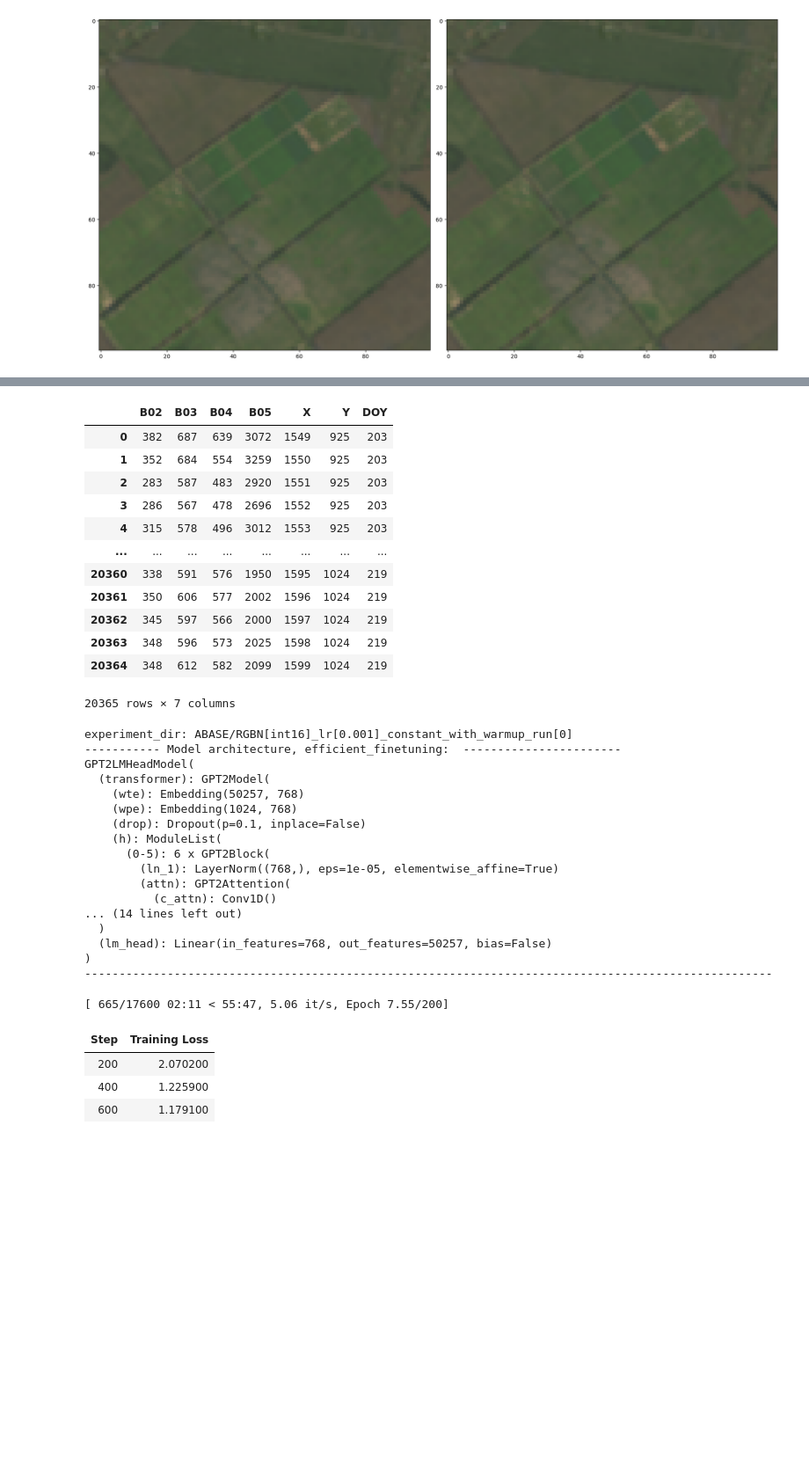
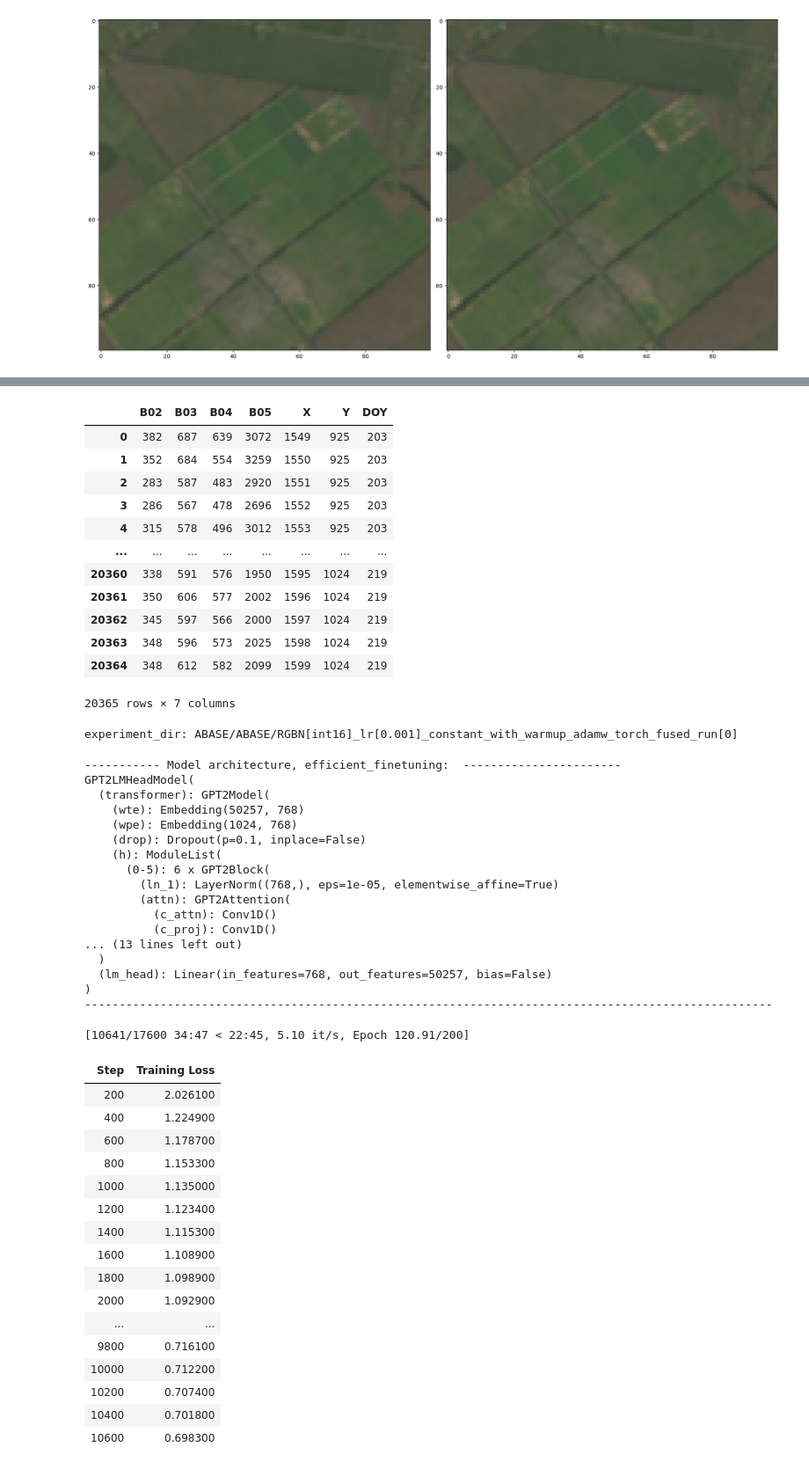
Before and after one commit to koyacolab/aispace, a Jupyter notebook: ai.ipynb, the cells around one changed output, grey strips where cells are left out. Shown: that part at 88% size. Drawn from its saved outputs; the diff is of its cells as text; code cells hidden in the pictures; blank space fills up the shorter version.

Commit message:
Colab trainable, optimizer adamw_torch_fused and shutdown afterparty added

```diff
--- a/ai.ipynb
+++ b/ai.ipynb
@@ -258,6 +258,7 @@ EXP_NAME = 'ABASE'
 learning_rate = 0.001
 lr_scheduler_type = 'cosine_with_restarts'
 lr_scheduler_type = 'constant_with_warmup'
+# lr_scheduler_type = 'constant'
 
 ##### SET experiment_dir for the first run #############
 experiment_dir = f"{EXP_NAME}/RGBN[{table_dtype}]_lr[{learning_rate}]_{lr_scheduler_type}"
@@ -266,6 +267,12 @@ experiment_dir = f"{EXP_NAME}/RGBN[{table_dtype}]_lr[{learning_rate}]_{lr_schedu
 efficient_finetuning = ''  #'lora'
 if efficient_finetuning == 'lora':
     experiment_dir = f"{EXP_NAME}/{experiment_dir}_{efficient_finetuning}"
+
+##### SET experiment_dir & efficient_finetuning #######################
+optimizer = 'adamw_torch'
+optimizer = 'adamw_torch_fused'  #'adamw_torch'  #'adamw_torch_fused'
+if optimizer == 'adamw_torch_fused':
+    experiment_dir = f"{EXP_NAME}/{experiment_dir}_{optimizer}"
 
 #### SET model_save_dir through save_model #########################
 # model_save_dir = f'{EXP_NAME}/ZeroModel_{efficient_finetuning}'
@@ -300,56 +307,70 @@ model = GReaT(llm=load_model_path,
               learning_rate=learning_rate,
               lr_scheduler_type=lr_scheduler_type,
               warmup_ratio=0.25,
-              # optim='adamw_torch_fused',
+              optim=optimizer,
               fp16 = True,
               # torch_compile=True,
               # bf16=True,
               # warmup_steps=1500,
               # lr_scheduler_type='cosine_with_restarts',
               #torch_compile=True, bf16=True,  #optim='adamw_torch_fused',#auto_find_batch_size=True,
               # use_cpu=True, # fp16 = True, #fp16_opt_level='O3', #half_precision_backend='auto',
               )
 
 print(f'----------- Model architecture, efficient_finetuning: {efficient_finetuning} -----------------------')
 print(model.model)
 print(f'----------------------------------------------------------------------------------------------------')
 # fn
 
 model.fit(train_data)
 # %% [output]
 [dtype('int16'), dtype('int16'), dtype('int16'), dtype('int16'), dtype('int16'), dtype('int16'), dtype('int16')]
 |  | B02 | B03 | B04 | B05 | X | Y | DOY |
 | 0 | 382 | 687 | 639 | 3072 | 1549 | 925 | 203 |
 | 1 | 352 | 684 | 554 | 3259 | 1550 | 925 | 203 |
 | 2 | 283 | 587 | 483 | 2920 | 1551 | 925 | 203 |
 | 3 | 286 | 567 | 478 | 2696 | 1552 | 925 | 203 |
 | 4 | 315 | 578 | 496 | 3012 | 1553 | 925 | 203 |
 | ... | ... | ... | ... | ... | ... | ... | ... |
 | 20360 | 338 | 591 | 576 | 1950 | 1595 | 1024 | 219 |
 | 20361 | 350 | 606 | 577 | 2002 | 1596 | 1024 | 219 |
 | 20362 | 345 | 597 | 566 | 2000 | 1597 | 1024 | 219 |
 | 20363 | 348 | 596 | 573 | 2025 | 1598 | 1024 | 219 |
 | 20364 | 348 | 612 | 582 | 2099 | 1599 | 1024 | 219 |
 20365 rows × 7 columns
-experiment_dir: ABASE/RGBN[int16]_lr[0.001]_constant_with_warmup_run[0]
------------ Model architecture, efficient_finetuning:  -----------------------
-GPT2LMHeadModel(
-  (transformer): GPT2Model(
-    (wte): Embedding(50257, 768)
-    (wpe): Embedding(1024, 768)
-    (drop): Dropout(p=0.1, inplace=False)
-    (h): ModuleList(
-      (0-5): 6 x GPT2Block(
-        (ln_1): LayerNorm((768,), eps=1e-05, elementwise_affine=True)
-        (attn): GPT2Attention(
-          (c_attn): Conv1D()
-... (14 lines left out)
-  )
-  (lm_head): Linear(in_features=768, out_features=50257, bias=False)
-)
-----------------------------------------------------------------------------------------------------
+experiment_dir: ABASE/ABASE/RGBN[int16]_lr[0.001]_constant_with_warmup_adamw_torch_fused_run[0]
-[ 665/17600 02:11 < 55:47, 5.06 it/s, Epoch 7.55/200]
+----------- Model architecture, efficient_finetuning:  -----------------------
+GPT2LMHeadModel(
+  (transformer): GPT2Model(
+    (wte): Embedding(50257, 768)
+    (wpe): Embedding(1024, 768)
+    (drop): Dropout(p=0.1, inplace=False)
+    (h): ModuleList(
+      (0-5): 6 x GPT2Block(
+        (ln_1): LayerNorm((768,), eps=1e-05, elementwise_affine=True)
+        (attn): GPT2Attention(
+          (c_attn): Conv1D()
+          (c_proj): Conv1D()
+... (13 lines left out)
+  )
+  (lm_head): Linear(in_features=768, out_features=50257, bias=False)
+)
+----------------------------------------------------------------------------------------------------
+[10641/17600 34:47 < 22:45, 5.10 it/s, Epoch 120.91/200]
 | Step | Training Loss |
-| 200 | 2.070200 |
-| 400 | 1.225900 |
-| 600 | 1.179100 |
+| 200 | 2.026100 |
+| 400 | 1.224900 |
+| 600 | 1.178700 |
+| 800 | 1.153300 |
+| 1000 | 1.135000 |
+| 1200 | 1.123400 |
+| 1400 | 1.115300 |
+| 1600 | 1.108900 |
+| 1800 | 1.098900 |
+| 2000 | 1.092900 |
+| ... | ... |
+| 9800 | 0.716100 |
+| 10000 | 0.712200 |
+| 10200 | 0.707400 |
+| 10400 | 0.701800 |
+| 10600 | 0.698300 |
```
Also changed, not shown: parts of 3 cells of this notebook.
